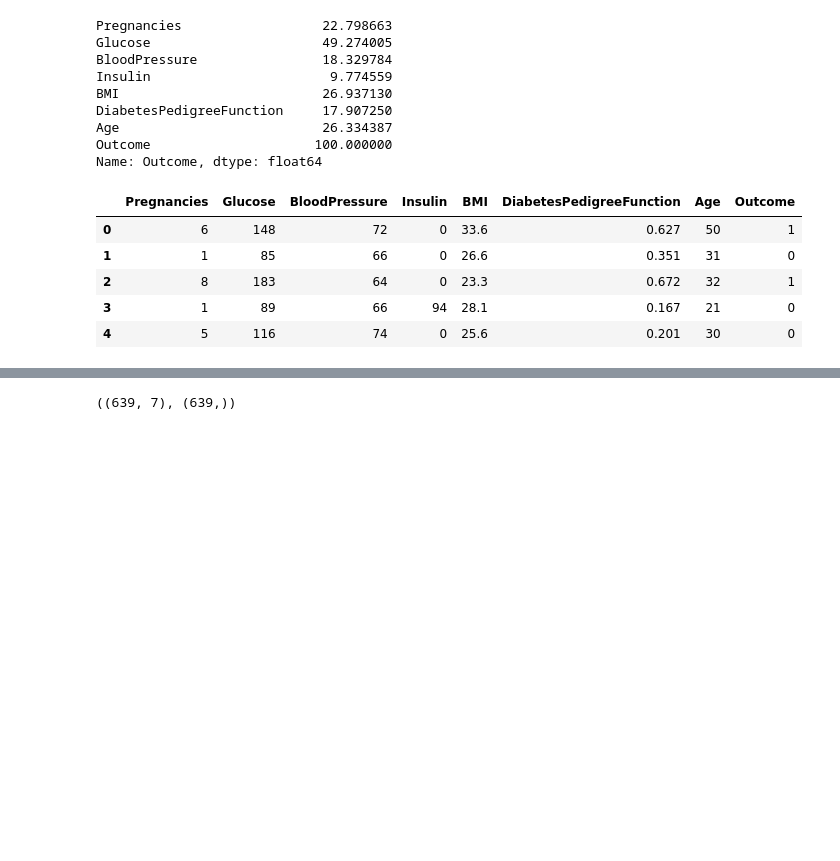
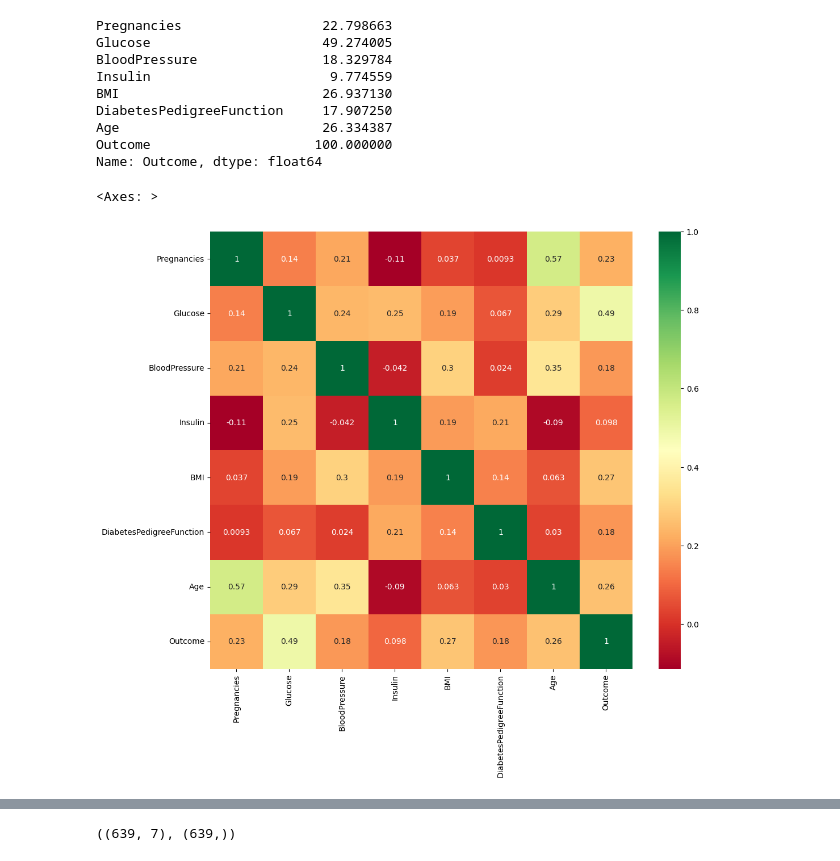
Before and after one commit to Babun001/Diabetes-Prediction-using-Machine-Learning, a Jupyter notebook: DM_RandomF.ipynb, the cells around one changed output, grey strips where cells are left out. Saved outputs shown, nothing was run; the diff lists cells and outputs as text; code cells hidden in the pictures; blank space fills up the shorter version.

```diff
--- a/DM_RandomF.ipynb
+++ b/DM_RandomF.ipynb
@@ -40,12 +33,9 @@ DiabetesPedigreeFunction     17.907250
 Age                          26.334387
 Outcome                     100.000000
 Name: Outcome, dtype: float64
-# %%
-diabetes_dataframe.head(5)
-# %% [output]
-|  | Pregnancies | Glucose | BloodPressure | Insulin | BMI | DiabetesPedigreeFunction | Age | Outcome |
-| 0 | 6 | 148 | 72 | 0 | 33.6 | 0.627 | 50 | 1 |
-| 1 | 1 | 85 | 66 | 0 | 26.6 | 0.351 | 31 | 0 |
-| 2 | 8 | 183 | 64 | 0 | 23.3 | 0.672 | 32 | 1 |
-| 3 | 1 | 89 | 66 | 94 | 28.1 | 0.167 | 21 | 0 |
-| 4 | 5 | 116 | 74 | 0 | 25.6 | 0.201 | 30 | 0 |
+# %%
+plt.figure(figsize=(12,10))
+sns.heatmap(diabetes_dataframe.corr(), annot=True, cmap='RdYlGn') #RdYlGn
+# %% [output]
+<Axes: >
+[figure, added]
```
Also changed, not shown: parts of 7 cells of this notebook.
